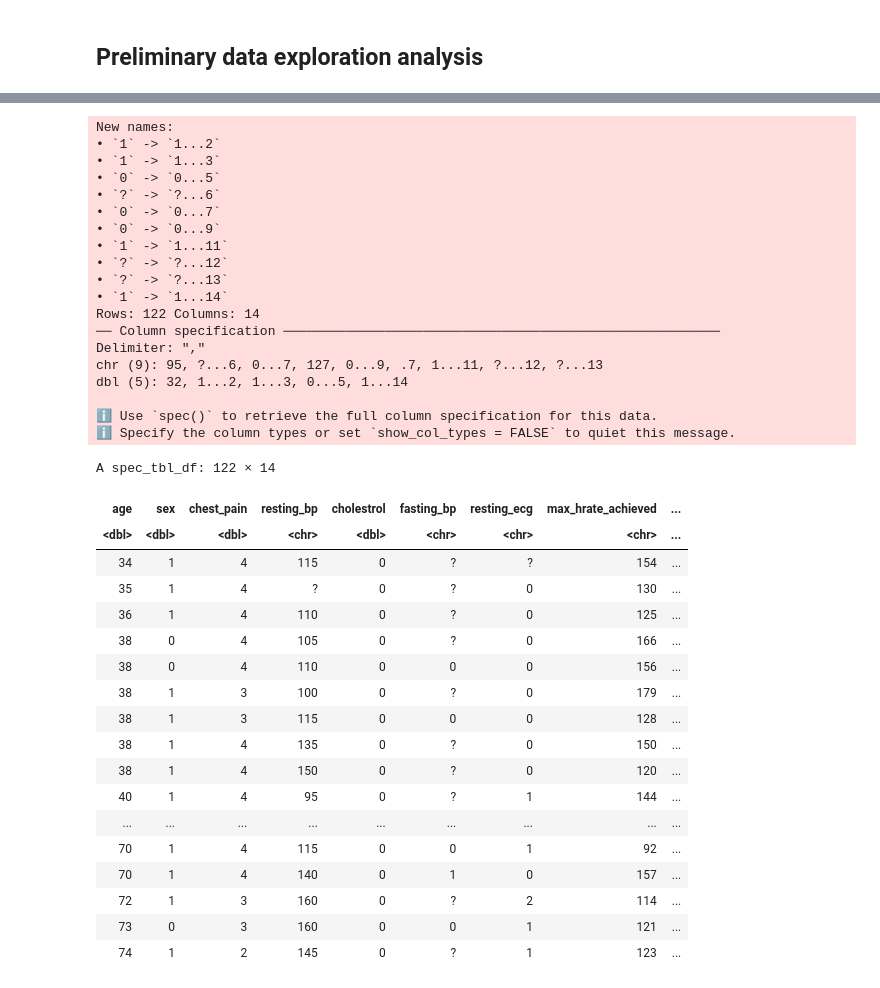
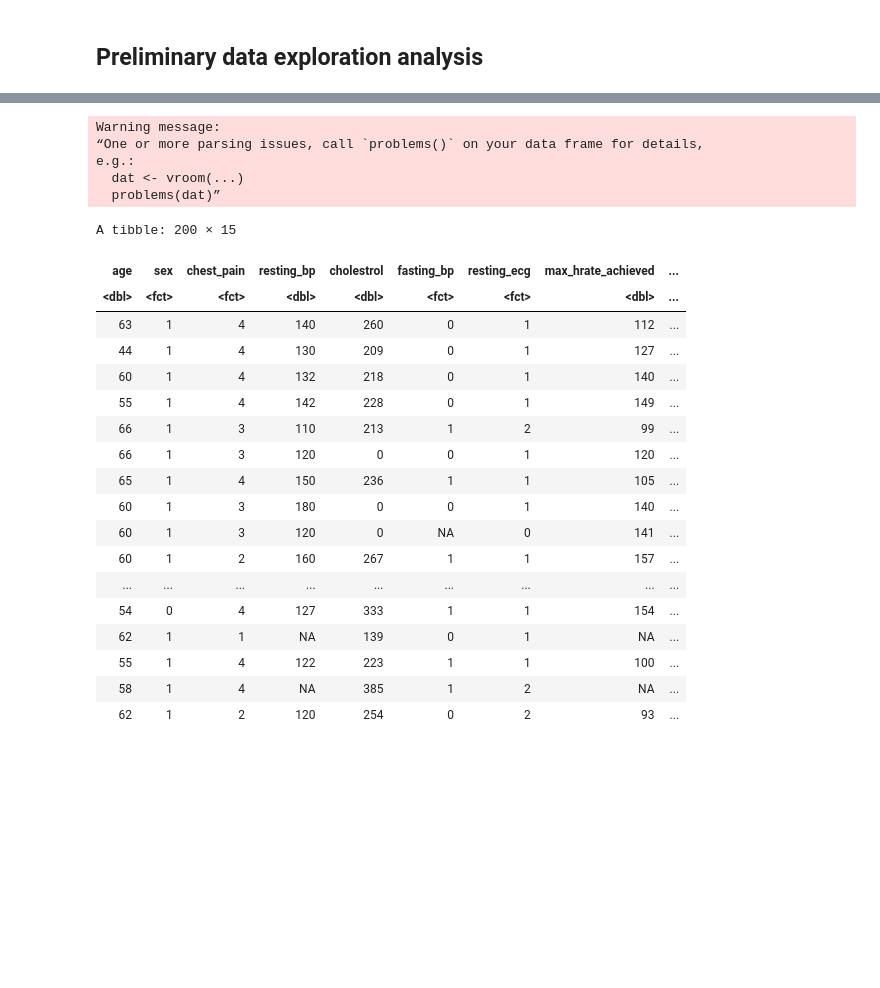
Before and after one commit to Majordingus2/group12-dsci-project, a Jupyter notebook: Untitled.ipynb, the cells around one changed output, grey strips where cells are left out. Cells and saved outputs as stored; diff of their text form; code cells hidden in the pictures; blank space fills up the shorter version.

Commit message:
cleaned data, split into train and test, count na

```diff
--- a/Untitled.ipynb
+++ b/Untitled.ipynb
@@ -20,64 +39,51 @@ library(ggcorrplot)
 # %%
-url <- "https://archive.ics.uci.edu/ml/machine-learning-databases/heart-disease/processed.switzerland.data"
+url <- "https://archive.ics.uci.edu/ml/machine-learning-databases/heart-disease/processed.va.data"
 column_names <- c("age",
                   "sex",
                   "chest_pain",
                   "resting_bp",
                   "cholestrol",
                   "fasting_bp",
                   "resting_ecg",
                   "max_hrate_achieved",
                   "exercise_induced_angina",
                   "st_depression",
                   "slope",
                   "major_vessels",
                   "thalassemia", # too much iron in blood
                   "num")
-
-heart_data <- read_csv(url)
-colnames(heart_data) <- column_names
-
-heart_data
+va_heart_data <- read_csv(url,
+                    col_names = c(column_names),
+                    col_types = list("d", "f", "f", "d", "d", "f", "f", "d", "f", "d", "f", "i", "f", "d"))
 
 
-heart_data_clean <- heart_data |>
-    mutate(diagnosis = num > 0
+va_heart_data_clean <- va_heart_data |>
+    mutate(diagnosis = num > 0)    # changed diagnosis levels of 0-4 to True and False
+                                   # if True -> presence of heart disease, False -> absence of heart disease
+va_heart_data_clean[va_heart_data_clean == "?"] <- NA
+va_heart_data_clean
 # %% [output]
-New names:
-• `1` -> `1...2`
-• `1` -> `1...3`
-• `0` -> `0...5`
-• `?` -> `?...6`
-• `0` -> `0...7`
-• `0` -> `0...9`
-• `1` -> `1...11`
-• `?` -> `?...12`
-• `?` -> `?...13`
-• `1` -> `1...14`
-Rows: 122 Columns: 14
-── Column specification ────────────────────────────────────────────────────────
-Delimiter: ","
-chr (9): 95, ?...6, 0...7, 127, 0...9, .7, 1...11, ?...12, ?...13
-dbl (5): 32, 1...2, 1...3, 0...5, 1...14
-
-ℹ Use `spec()` to retrieve the full column specification for this data.
-ℹ Specify the column types or set `show_col_types = FALSE` to quiet this message.
+Warning message:
+“One or more parsing issues, call `problems()` on your data frame for details,
+e.g.:
+  dat <- vroom(...)
+  problems(dat)”
-A spec_tbl_df: 122 × 14
+A tibble: 200 × 15
 | age | sex | chest_pain | resting_bp | cholestrol | fasting_bp | resting_ecg | max_hrate_achieved | ... |
-| <dbl> | <dbl> | <dbl> | <chr> | <dbl> | <chr> | <chr> | <chr> | ... |
-| 34 | 1 | 4 | 115 | 0 | ? | ? | 154 | ... |
-| 35 | 1 | 4 | ? | 0 | ? | 0 | 130 | ... |
-| 36 | 1 | 4 | 110 | 0 | ? | 0 | 125 | ... |
-| 38 | 0 | 4 | 105 | 0 | ? | 0 | 166 | ... |
-| 38 | 0 | 4 | 110 | 0 | 0 | 0 | 156 | ... |
-| 38 | 1 | 3 | 100 | 0 | ? | 0 | 179 | ... |
-| 38 | 1 | 3 | 115 | 0 | 0 | 0 | 128 | ... |
-| 38 | 1 | 4 | 135 | 0 | ? | 0 | 150 | ... |
-| 38 | 1 | 4 | 150 | 0 | ? | 0 | 120 | ... |
-| 40 | 1 | 4 | 95 | 0 | ? | 1 | 144 | ... |
+| <dbl> | <fct> | <fct> | <dbl> | <dbl> | <fct> | <fct> | <dbl> | ... |
+| 63 | 1 | 4 | 140 | 260 | 0 | 1 | 112 | ... |
+| 44 | 1 | 4 | 130 | 209 | 0 | 1 | 127 | ... |
+| 60 | 1 | 4 | 132 | 218 | 0 | 1 | 140 | ... |
+| 55 | 1 | 4 | 142 | 228 | 0 | 1 | 149 | ... |
+| 66 | 1 | 3 | 110 | 213 | 1 | 2 | 99 | ... |
+| 66 | 1 | 3 | 120 | 0 | 0 | 1 | 120 | ... |
+| 65 | 1 | 4 | 150 | 236 | 1 | 1 | 105 | ... |
+| 60 | 1 | 3 | 180 | 0 | 0 | 1 | 140 | ... |
+| 60 | 1 | 3 | 120 | 0 | NA | 0 | 141 | ... |
+| 60 | 1 | 2 | 160 | 267 | 1 | 1 | 157 | ... |
 | ... | ... | ... | ... | ... | ... | ... | ... | ... |
-| 70 | 1 | 4 | 115 | 0 | 0 | 1 | 92 | ... |
-| 70 | 1 | 4 | 140 | 0 | 1 | 0 | 157 | ... |
-| 72 | 1 | 3 | 160 | 0 | ? | 2 | 114 | ... |
-| 73 | 0 | 3 | 160 | 0 | 0 | 1 | 121 | ... |
-| 74 | 1 | 2 | 145 | 0 | ? | 1 | 123 | ... |
+| 54 | 0 | 4 | 127 | 333 | 1 | 1 | 154 | ... |
+| 62 | 1 | 1 | NA | 139 | 0 | 1 | NA | ... |
+| 55 | 1 | 4 | 122 | 223 | 1 | 1 | 100 | ... |
+| 58 | 1 | 4 | NA | 385 | 1 | 2 | NA | ... |
+| 62 | 1 | 2 | 120 | 254 | 0 | 2 | 93 | ... |
```
Also changed, not shown: parts of 3 cells of this notebook.
